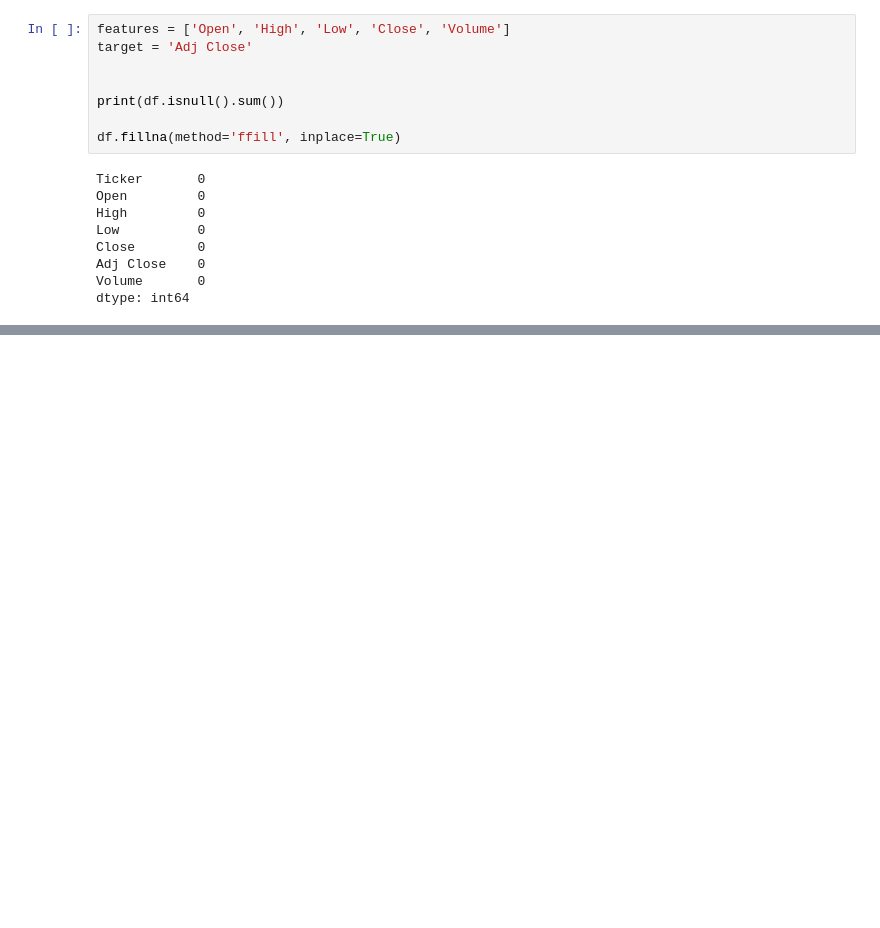
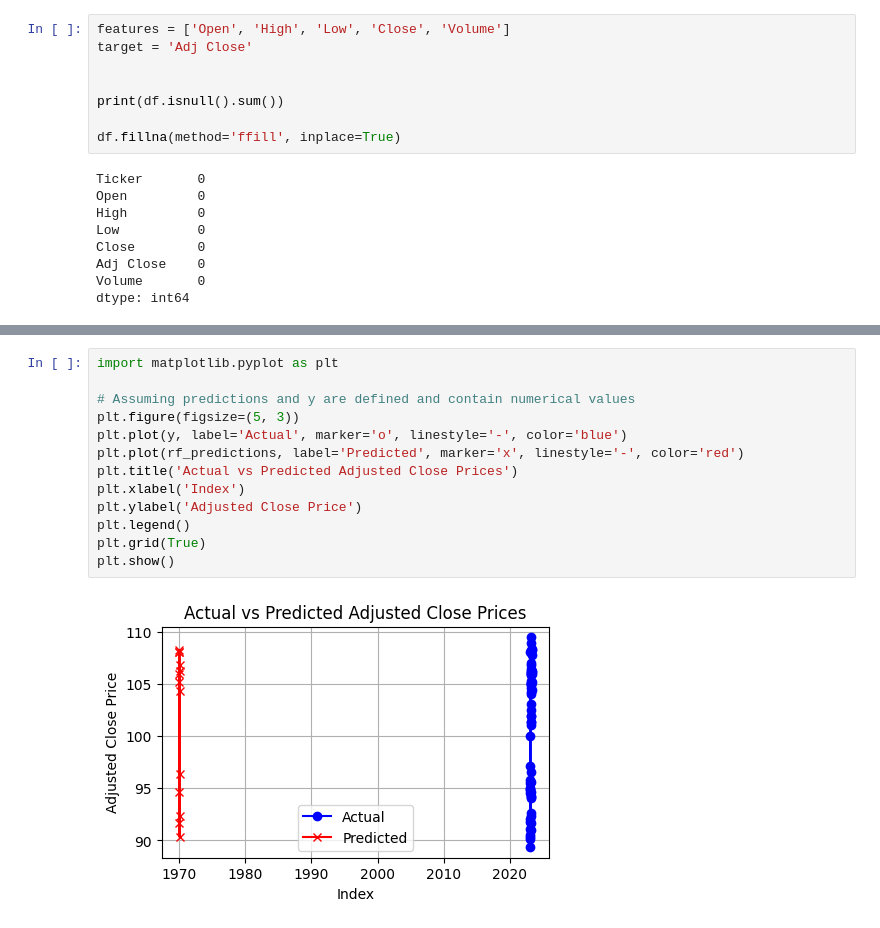
Before and after one commit to princeK9/Stock-Price-Prediction, a Jupyter notebook: Proj1.ipynb, the cells around one changed output, grey strips where cells are left out. Drawn from its saved outputs; the diff is of its cells as text; blank space fills up the shorter version.

```diff
--- a/Proj1.ipynb
+++ b/Proj1.ipynb
@@ -129,5 +142,20 @@ Random Forest for NFLX - MAE: 1.356442847618688, RMSE: 1.9692309697005679, R²:
 Linear Regression for GOOG - MAE: 0.0, RMSE: 0.0, R²: 1.0
 Random Forest for GOOG - MAE: 0.3116341693584734, RMSE: 0.42082066989195205, R²: 0.9961643125890491
+# %%
+import matplotlib.pyplot as plt
+
+# Assuming predictions and y are defined and contain numerical values
+plt.figure(figsize=(5, 3))
+plt.plot(y, label='Actual', marker='o', linestyle='-', color='blue')
+plt.plot(rf_predictions, label='Predicted', marker='x', linestyle='-', color='red')
+plt.title('Actual vs Predicted Adjusted Close Prices')
+plt.xlabel('Index')
+plt.ylabel('Adjusted Close Price')
+plt.legend()
+plt.grid(True)
+plt.show()
+# %% [output]
+[figure, added]
 # %%
 import matplotlib.pyplot as plt
 import seaborn as sns
```
Also changed, not shown: parts of 2 cells of this notebook.
